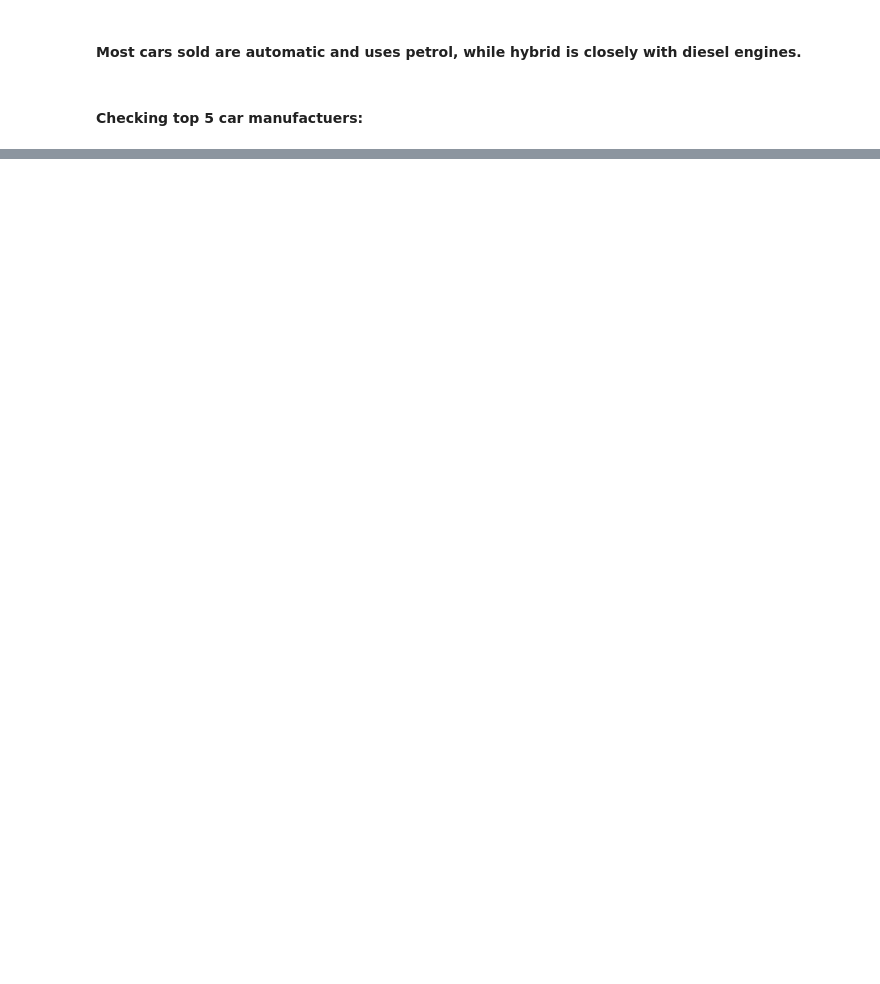
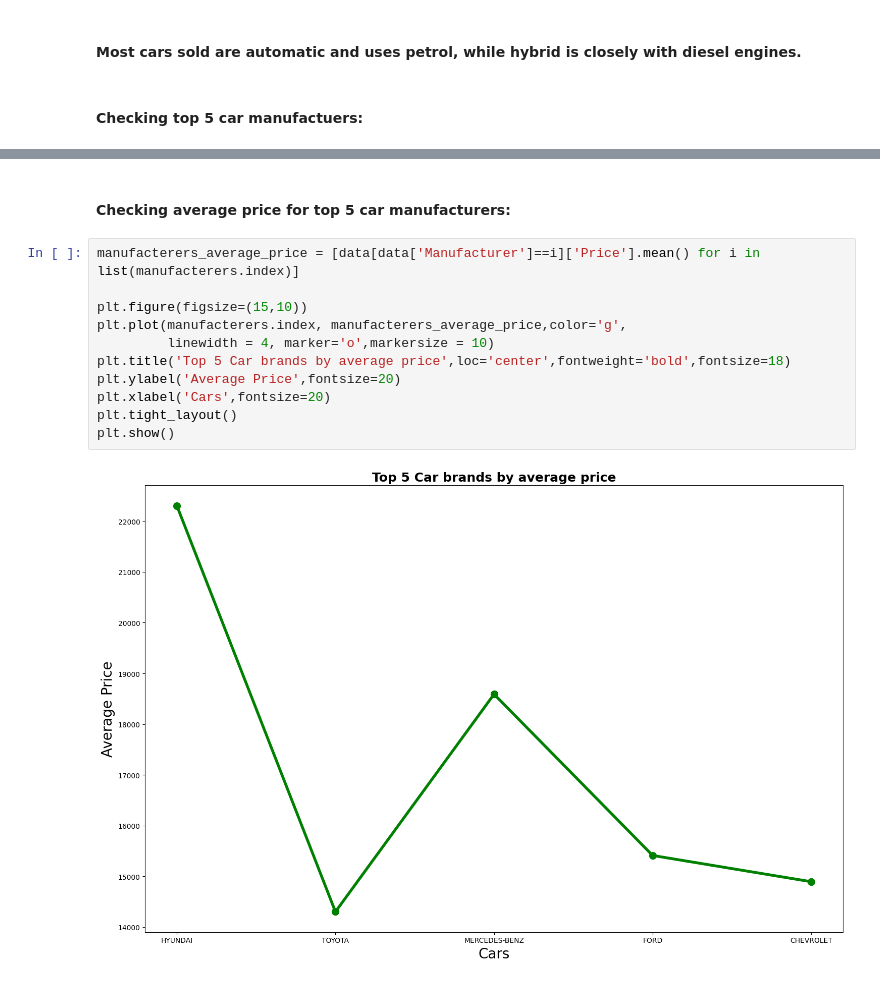
Before and after one commit to saif-gitreps/Car-price-prediction-model, a Jupyter notebook: main.ipynb, the cells around one changed output, grey strips where cells are left out. Drawn from its saved outputs; the diff is of its cells as text; blank space fills up the shorter version.

```diff
--- a/main.ipynb
+++ b/main.ipynb
@@ -302,0 +303,15 @@ Name: count, dtype: int64
+# %% [markdown]
+#### Checking average price for top 5 car manufacturers:
+# %%
+manufacterers_average_price = [data[data['Manufacturer']==i]['Price'].mean() for i in list(manufacterers.index)]
+
+plt.figure(figsize=(15,10))
+plt.plot(manufacterers.index, manufacterers_average_price,color='g',
+         linewidth = 4, marker='o',markersize = 10)
+plt.title('Top 5 Car brands by average price',loc='center',fontweight='bold',fontsize=18)
+plt.ylabel('Average Price',fontsize=20)
+plt.xlabel('Cars',fontsize=20)
+plt.tight_layout()
+plt.show()
+# %% [output]
+[figure, added]
```
Also changed, not shown: parts of 12 cells of this notebook.
